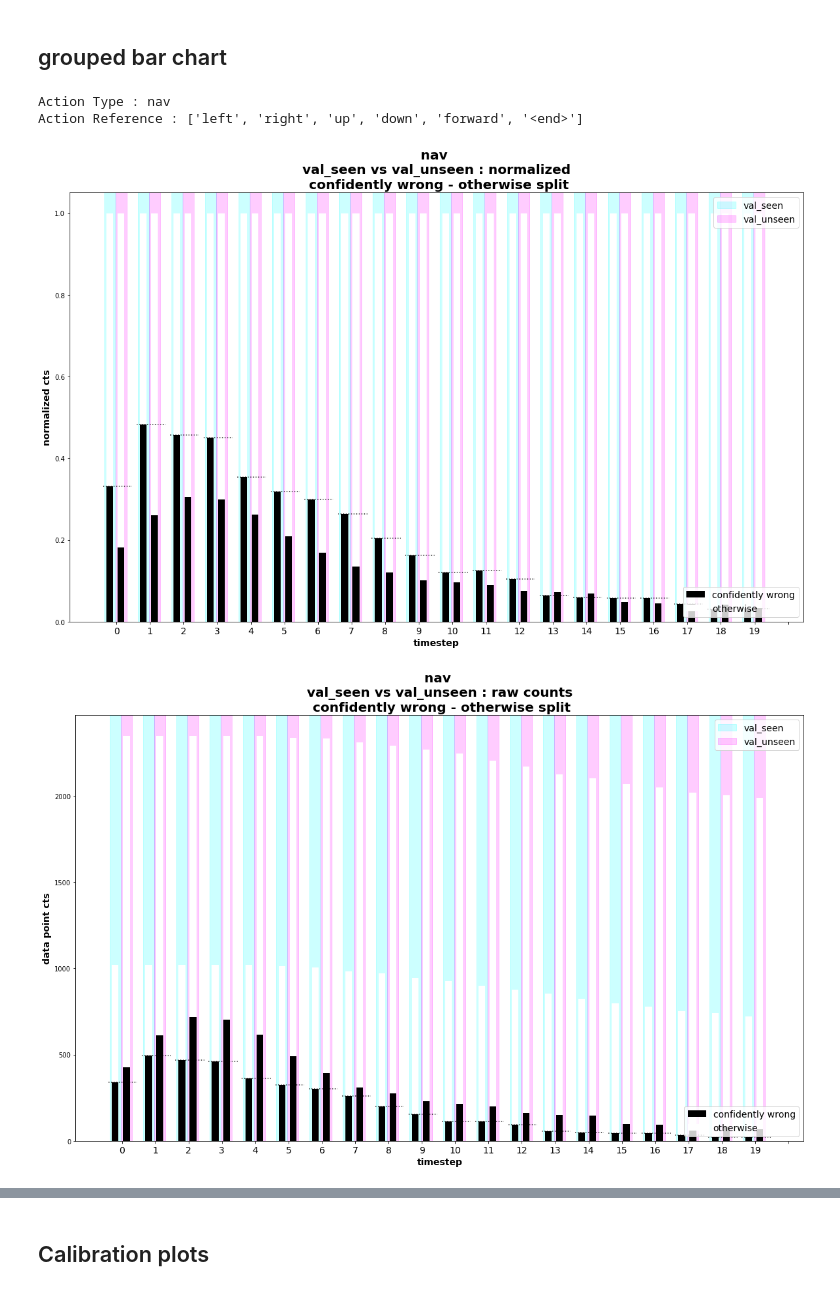
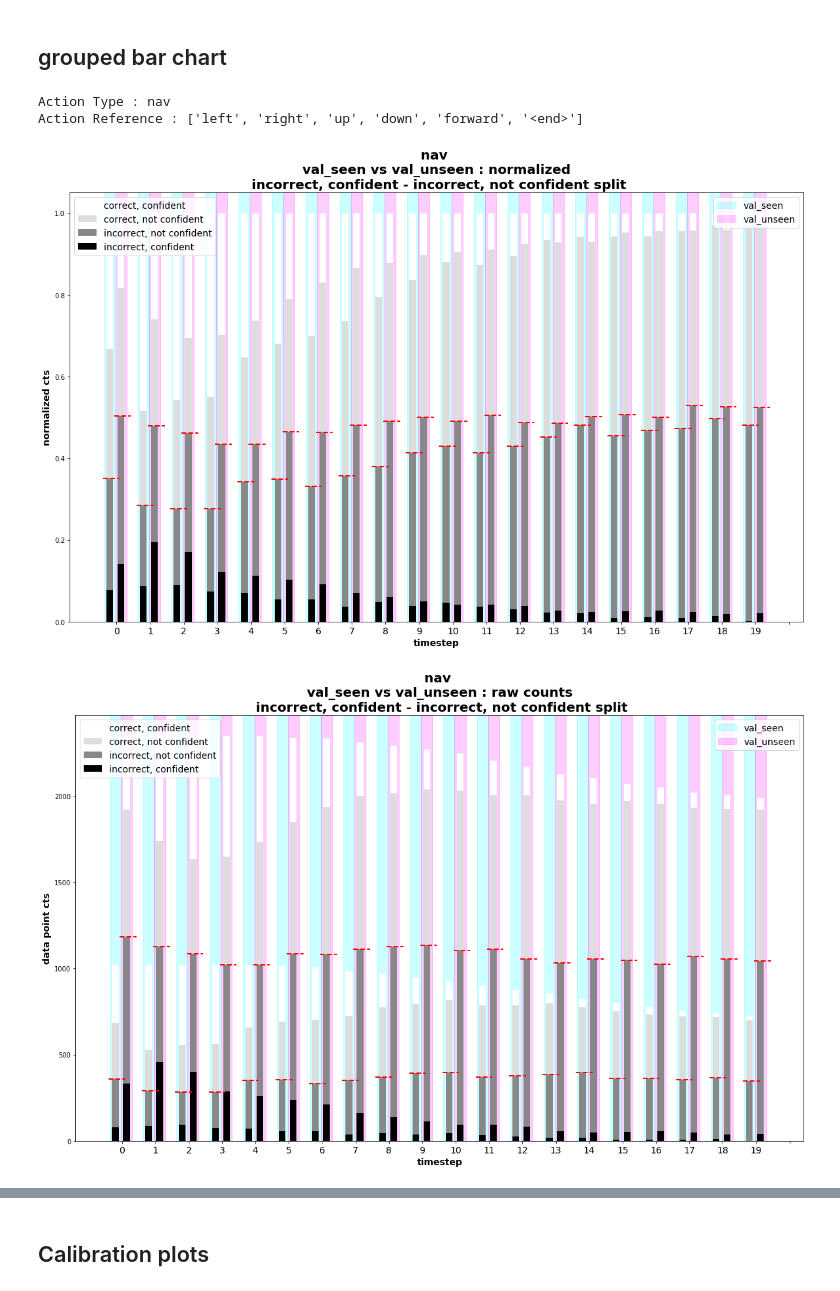
Before and after one commit to Chucooleg/Matterport3DSimulator, a Jupyter notebook: tasks/R2R/Calibration_20191114_R2R_val_seen_and_unseen.ipynb, the cells around one changed output, grey strips where cells are left out. Cells and saved outputs as stored; diff of their text form; code cells hidden in the pictures.

Commit message:
updated color code on split plot

```diff
--- a/tasks/R2R/Calibration_20191114_R2R_val_seen_and_unseen.ipynb
+++ b/tasks/R2R/Calibration_20191114_R2R_val_seen_and_unseen.ipynb
@@ -143,20 +143,21 @@ Normalized confusion matrix
 # %% [markdown]
 ## grouped bar chart
 # %%
+reload(analysis)
 analysis.PlotUtils.plot_bad_decisions_by_action_type(
     output_data_list=[val_seen, val_unseen],
     output_data_labels=["val_seen", "val_unseen"],
     action_type = "nav",
     action_reference=None,
     timestep_specific=True,
     room_specific=False,
     cutoff_denom=4
 )
 # %% [output]
 Action Type : nav
 Action Reference : ['left', 'right', 'up', 'down', 'forward', '<end>']
-[figure, old version]
+[figure, new version]
-[figure, old version]
+[figure, new version]
 # %%
 reload(analysis)
 
```
Also changed, not shown: parts of 1 cell of this notebook, 1 other file.
